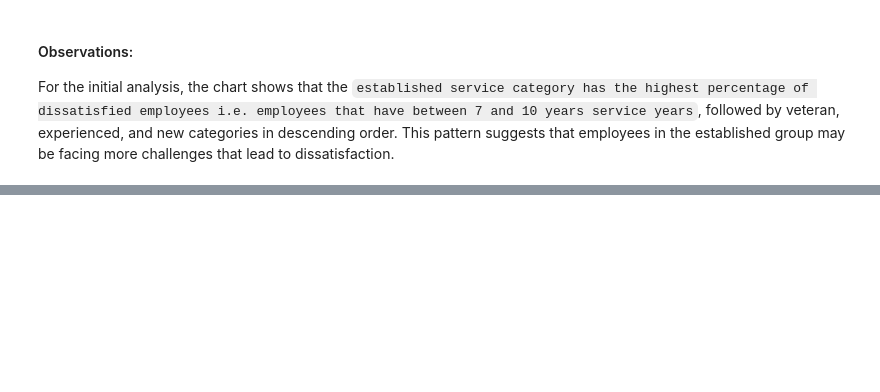
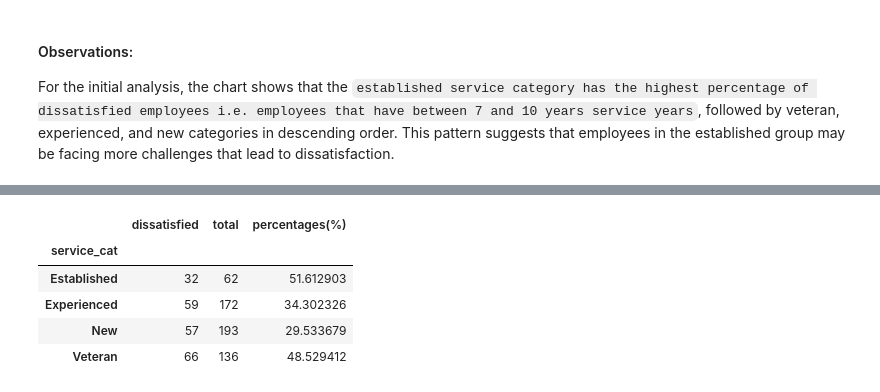
Before and after one commit to olusola-belle/employee_exit_surveys, a Jupyter notebook: employee_exit_surveys_project.ipynb, the cells around one changed output, grey strips where cells are left out. Saved outputs shown, nothing was run; the diff lists cells and outputs as text; code cells hidden in the pictures; blank space fills up the shorter version.

```diff
--- a/employee_exit_surveys_project.ipynb
+++ b/employee_exit_surveys_project.ipynb
@@ -842,0 +716,25 @@ plt.show()
+# %%
+# Aggregate the service_cat columns in categories
+
+
+def check_dissatisfaction(row):
+    if row['dissatisfied'] == True:
+        return 1
+    else:
+        return 0
+
+# Drop missing service_cat or dissatisfaction values
+filtered = combined_updated.dropna(subset=['service_cat', 'dissatisfied']).copy()
+
+# Apply function to filter
+filtered['dissatisfied'] = filtered.apply(check_dissatisfaction, axis=1)
+
+
+# Group by service_cat and count
+total_counts_by_service_cat = filtered.groupby('service_cat')['dissatisfied'].count()
+
+dissatisfaction_counts_by_service_cat = filtered.groupby('service_cat')['dissatisfied'].sum()
+
+print(total_counts_by_service_cat)
+
+print(dissatisfaction_counts_by_service_cat)
@@ -842,0 +754,4 @@ plt.show()
+# %%
+dissatisfaction_table = pd.concat([dissatisfaction_counts_by_service_cat, total_counts_by_service_cat], axis=1)
+dissatisfaction_table.columns = ['dissatisfied', 'total']
+dissatisfaction_table
@@ -842,0 +765,10 @@ plt.show()
+# %%
+dissatisfaction_table['percentages(%)']= (dissatisfaction_table['dissatisfied'] / dissatisfaction_table['total']) * 100
+dissatisfaction_table
+# %% [output]
+|  | dissatisfied | total | percentages(%) |
+| service_cat |  |  |  |
+| Established | 32 | 62 | 51.612903 |
+| Experienced | 59 | 172 | 34.302326 |
+| New | 57 | 193 | 29.533679 |
+| Veteran | 66 | 136 | 48.529412 |
```
Also changed, not shown: parts of 22 cells of this notebook.
